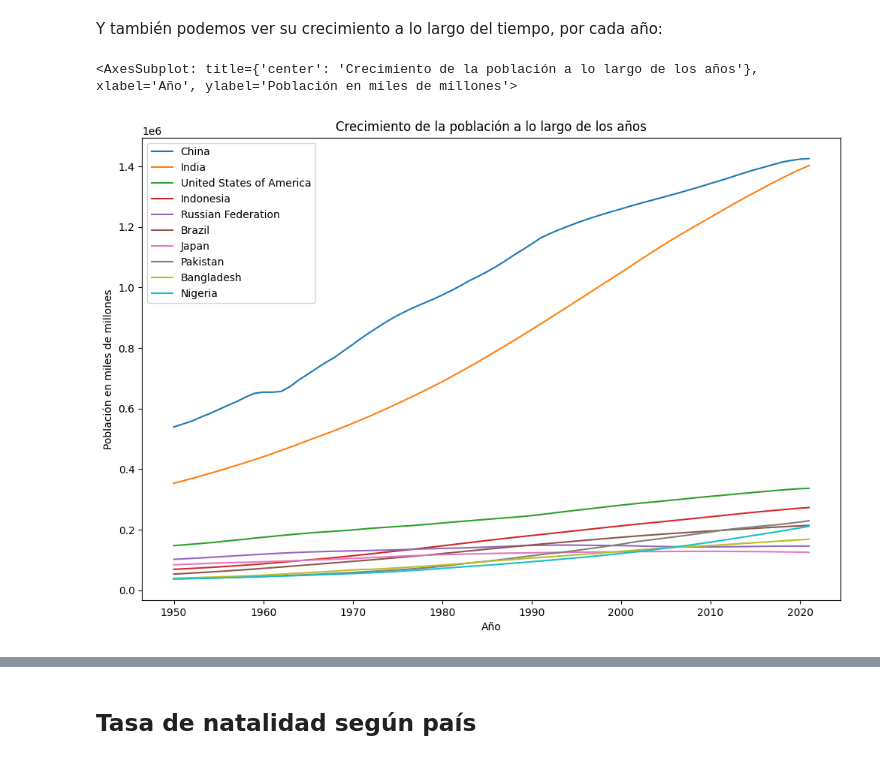
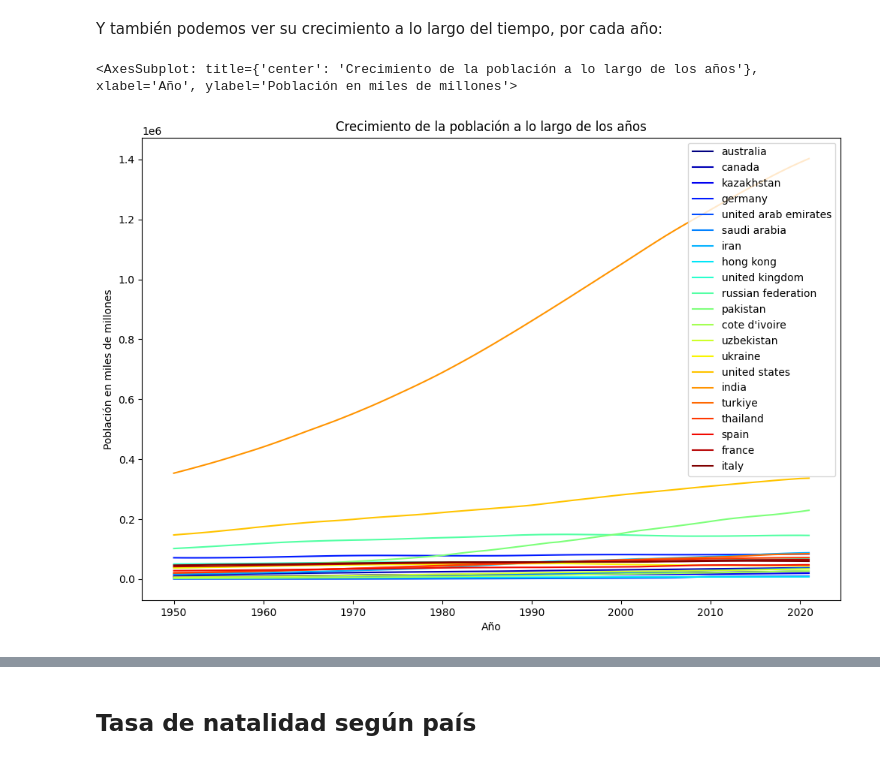
Before and after one commit to akumoth/flujos_migratorios, a Jupyter notebook: notebook/world_population_prospects.ipynb, the cells around one changed output, grey strips where cells are left out. Cells and saved outputs as stored; diff of their text form; code cells hidden in the pictures.

```diff
--- a/notebook/world_population_prospects.ipynb
+++ b/notebook/world_population_prospects.ipynb
@@ -166,8 +159,0 @@ reg_wpp_df = wpp_df[(wpp_df.Type != 'Label/Separator') & (wpp_df.Type != 'Develo
-# %%
-for i in reg_wpp_df.columns[2:]:
-    reg_wpp_df[i] = reg_wpp_df[i].astype(str).str.replace('...','0',regex=False)
-    reg_wpp_df[i] = pd.to_numeric(reg_wpp_df[i],downcast='float')
-
-for i in dev_wpp_df.columns[2:]:
-    dev_wpp_df[i] = dev_wpp_df[i].astype(str).str.replace('...','0',regex=False)
-    dev_wpp_df[i] = pd.to_numeric(dev_wpp_df[i],downcast='float')
@@ -194,0 +164,2 @@ See the caveats in the documentation: https://pandas.pydata.org/pandas-docs/stab
+# %%
+top_df = pd.read_csv('../datasets/processed/world_population_prospects/WPP-top.csv')
@@ -224,9 +201,17 @@ total_popul_df = (
+# %%
+total_popul_df = (
+    top_df
+    .groupby(['region','year'])['total_population_as_of_1_january__thousands_']
+    .mean()
+    .reset_index()
+    .sort_values(by='year')
+)
 # %%
-total_popul_df2 = pd.DataFrame(index=total_popul_df.Year.unique(),columns=total_popul_countries)
+total_popul_df2 = pd.DataFrame(index=total_popul_df.year.unique(),columns=total_popul_df['region'].unique().tolist())
 for i in total_popul_df2.columns:
-    total_popul_df2[i] = total_popul_df[total_popul_df['Region, subregion, country or area *'] == i].set_index('Year')['Total Population, as of 1 January (thousands)']
+    total_popul_df2[i] = total_popul_df[total_popul_df['region'] == i].set_index('year')['total_population_as_of_1_january__thousands_']
 # %%
-total_popul_df2.plot.line(title='Crecimiento de la población a lo largo de los años',figsize=(12,8),ylabel='Población en miles de millones',xlabel='Año')
+total_popul_df2.plot.line(title='Crecimiento de la población a lo largo de los años',figsize=(12,8),ylabel='Población en miles de millones',xlabel='Año',colormap='jet')
 # %% [output]
 <AxesSubplot: title={'center': 'Crecimiento de la población a lo largo de los años'}, xlabel='Año', ylabel='Población en miles de millones'>
-[figure, old version]
+[figure, new version]
```
Also changed, not shown: parts of 46 cells of this notebook.
